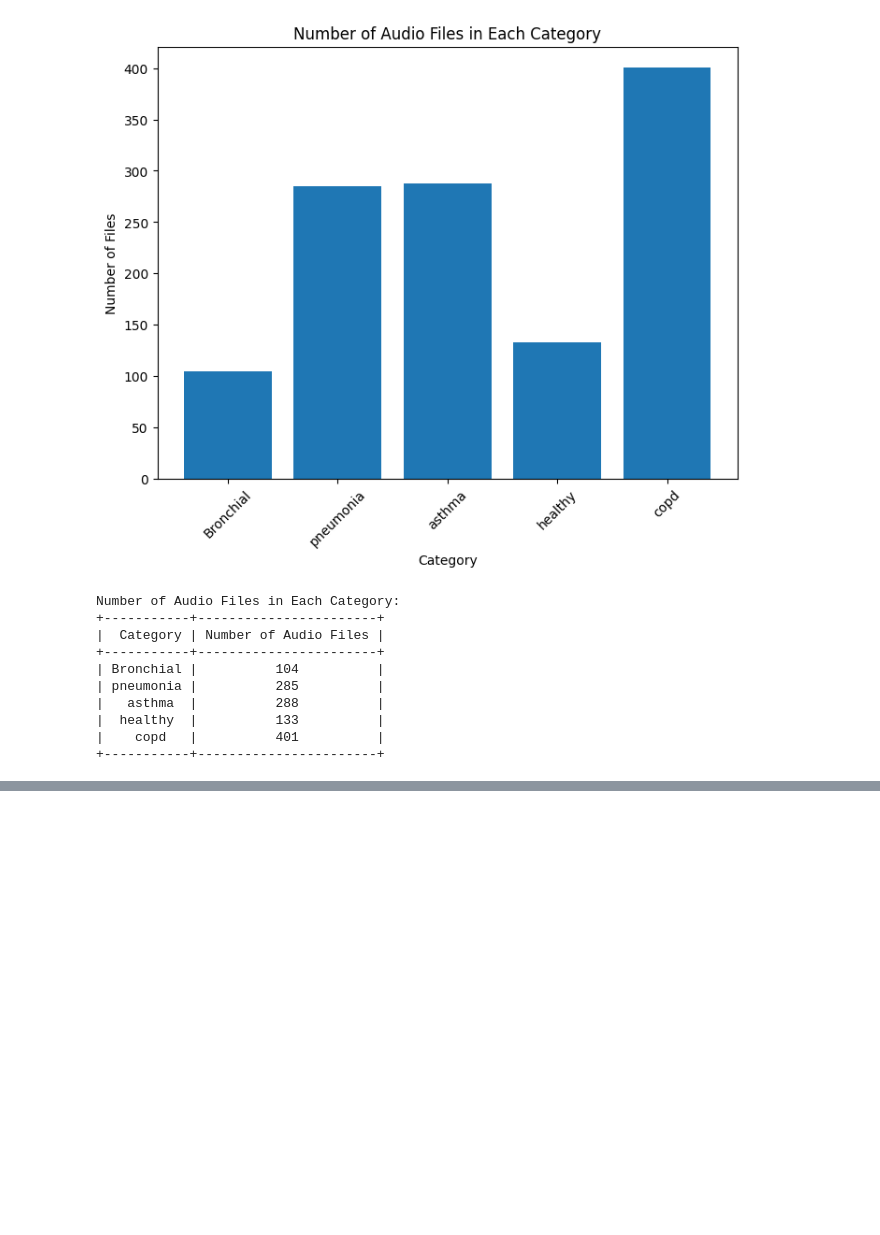
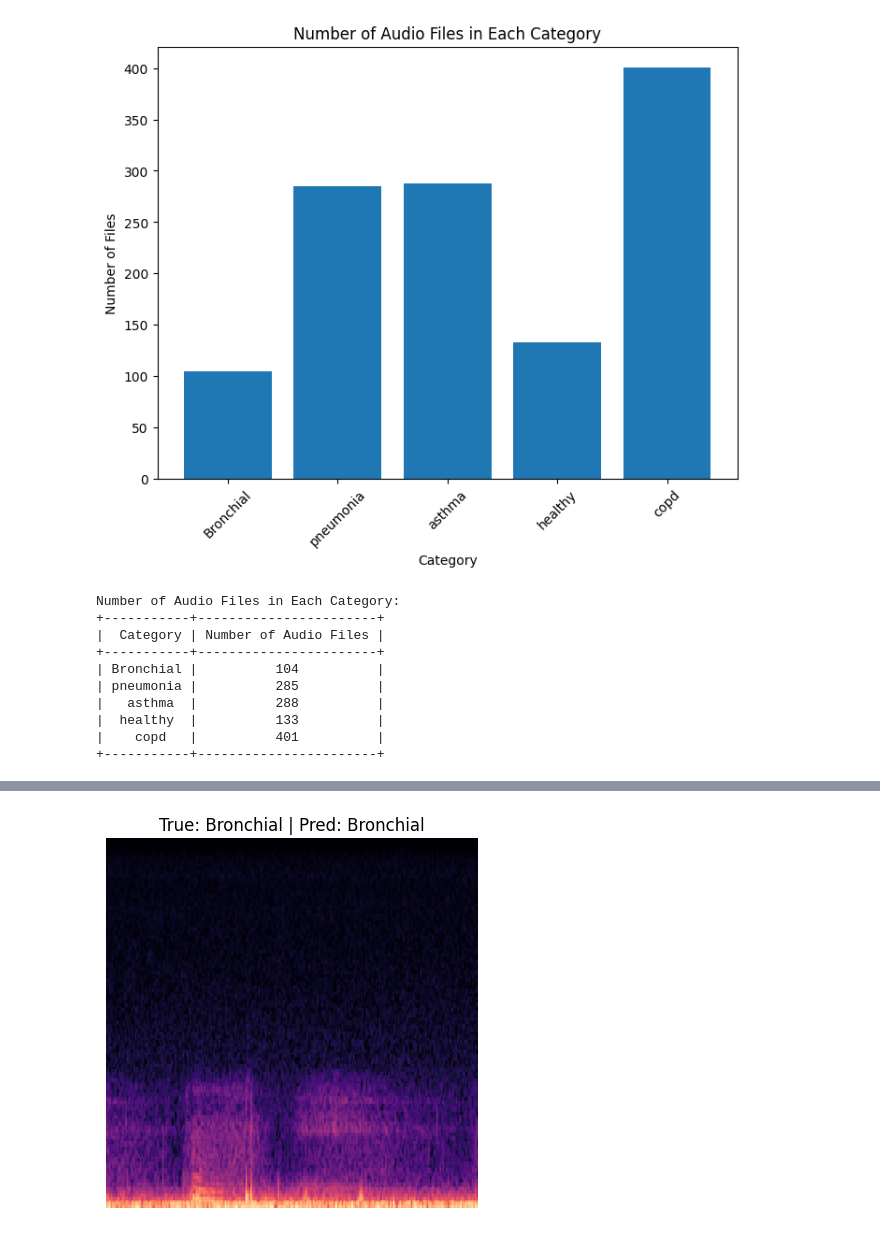
Before and after one commit to OmarZ-123/lmaalem, a Jupyter notebook: respiratory_diseases/Copy_of_tez_b_deney.ipynb, the cells around one changed output, grey strips where cells are left out. Cells and saved outputs as stored; diff of their text form; code cells hidden in the pictures; blank space fills up the shorter version.

```diff
--- a/respiratory_diseases/Copy_of_tez_b_deney.ipynb
+++ b/respiratory_diseases/Copy_of_tez_b_deney.ipynb
@@ -309,17 +284,19 @@ def save_spectrogram(y, sr, save_path):
     plt.savefig(save_path, bbox_inches='tight', pad_inches=0)
     plt.close()
 # %%
-spectrogram_dir = "/content/spectrograms"
+spectrogram_dir = r"C:\Users\omarz\OneDrive\Desktop\p2m\respiratory_diseases\spectograms"
 os.makedirs(spectrogram_dir, exist_ok=True)
 
 image_paths = []
 labels = []
 
-for i, (y, sr, label) in enumerate(normalized_audio_data):
+for i, (y, sr, label, audio_path) in enumerate(normalized_audio_data):
     label_dir = os.path.join(spectrogram_dir, label)
     os.makedirs(label_dir, exist_ok=True)
 
-    img_path = os.path.join(label_dir, f"spec_{i}.png")
+    base_name = os.path.basename(audio_path).replace('.wav', "")
+    img_name = f"{base_name}_{i}.png"
+    img_path = os.path.join(label_dir, img_name)
 
     save_spectrogram(y, sr, img_path)
 
@@ -447,0 +938,82 @@ for epoch in range(epochs):
+# %%
+import torch
+from PIL import Image
+import matplotlib.pyplot as plt
+from torchvision import transforms
+import torch.nn.functional as F
+
+'''# =========================
+# DEVICE
+# =========================
+
+device = torch.device("cuda" if torch.cuda.is_available() else "cpu")
+model.to(device)
+model.eval()'''
+
+# =========================
+# TRANSFORM (same as training)
+# =========================
+
+transform = transforms.Compose([
+    transforms.Resize((224, 224)),
+    transforms.ToTensor()
+])
+
+# =========================
+# LABEL MAPPING
+# =========================
+
+label_to_idx = dataset.label_to_idx
+idx_to_label = {v: k for k, v in label_to_idx.items()}
+
+# =========================
+# SINGLE IMAGE PREDICTION
+# =========================
+
+def predict_image(image_path):
+    img = Image.open(image_path).convert("RGB")
+    img_tensor = transform(img).unsqueeze(0).to(device)
+
+    with torch.no_grad():
+        outputs = model(img_tensor)
+        probs = F.softmax(outputs, dim=1)
+        confidence, pred = torch.max(probs, 1)
+
+    predicted_label = idx_to_label[pred.item()]
+    return predicted_label, confidence.item(), img
+
+
+# =========================
+# TEST ONE IMAGE
+# =========================
+
+test_image_path = image_paths[0]   # change index if needed
+true_label = labels[0]
+
+pred_label, confidence, img = predict_image(test_image_path)
+
+print("True Label:     ", true_label)
+print("Predicted Label:", pred_label)
+print("Confidence:     ", round(confidence, 4))
+
+# Show image
+plt.imshow(img)
+plt.title(f"True: {true_label} | Pred: {pred_label}")
+plt.axis("off")
+plt.show()
+
+
+# =========================
+# TEST MULTIPLE IMAGES
+# =========================
+
+print("\nTesting multiple images:\n")
+
+for i in range(5):
+    path = image_paths[i]
+    true_label = labels[i]
+
+    pred_label, confidence, _ = predict_image(path)
+
+    print(f"[{i}] True: {true_label} | Pred: {pred_label} | Conf: {confidence:.4f}")
+# %% [output]
@@ -447,0 +1023 @@ for epoch in range(epochs):
+[figure, added]
```
Also changed, not shown: parts of 41 cells of this notebook, 4 other files.
